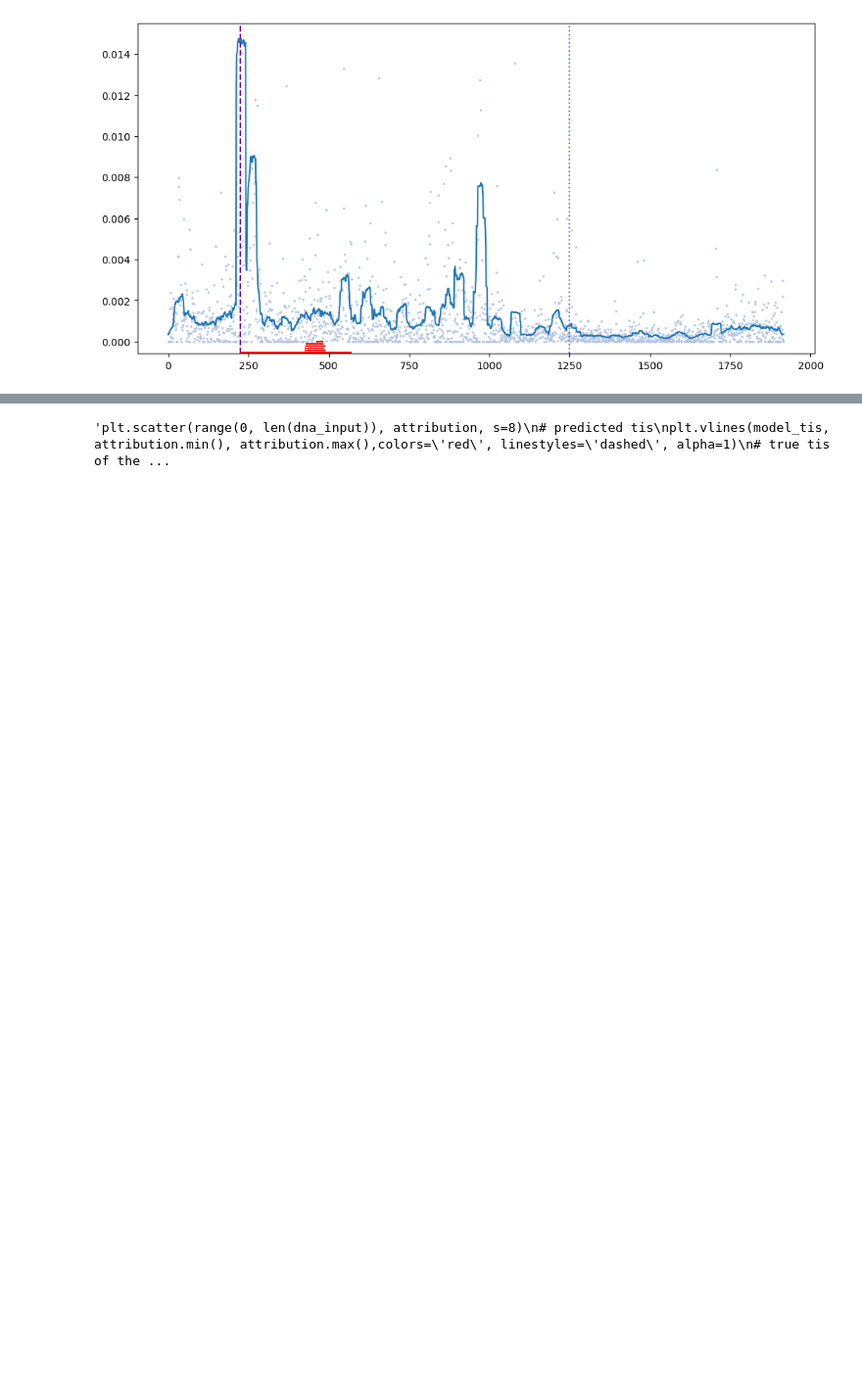
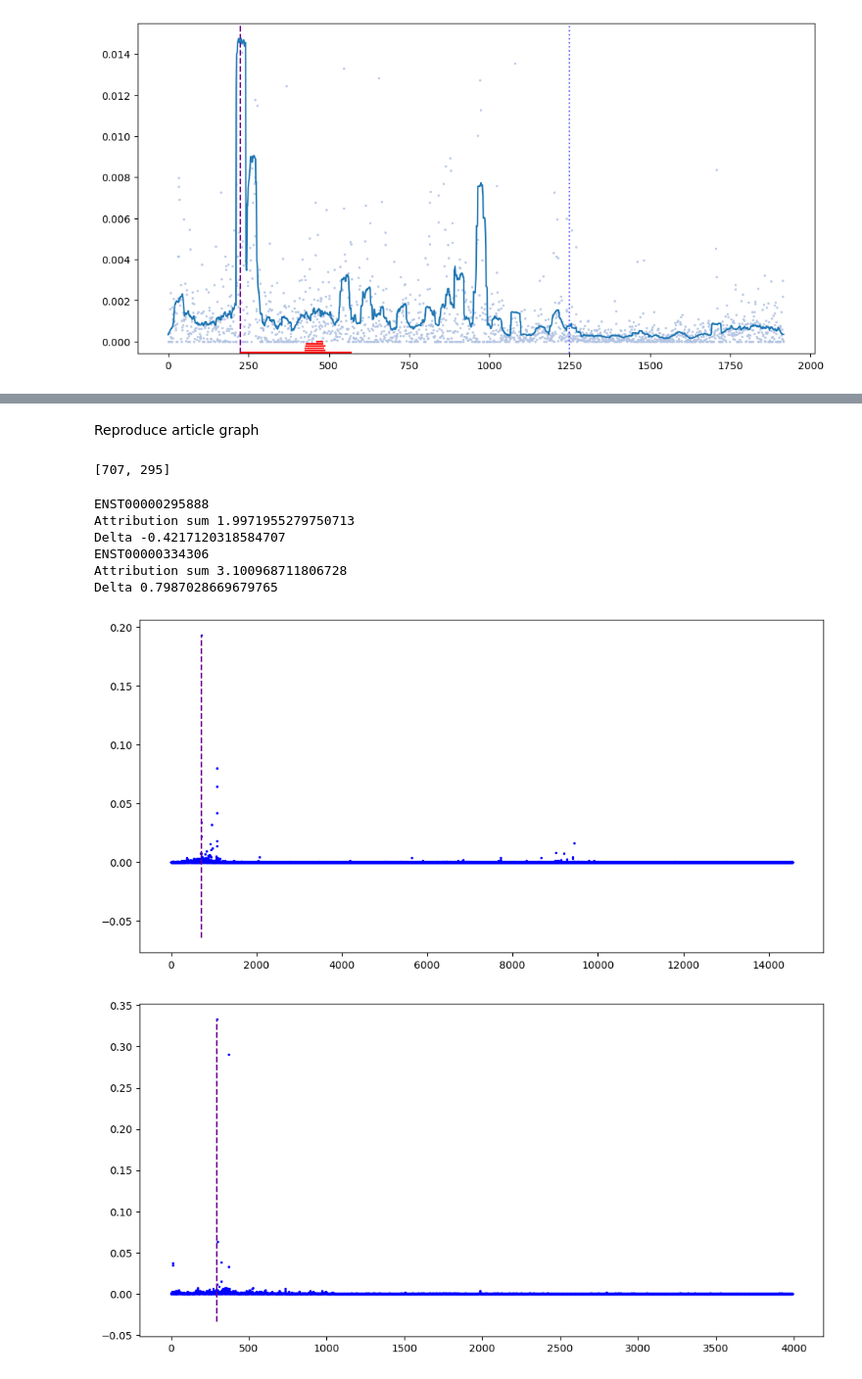
Before and after one commit to julien-levarlet/TIS_transformer, a Jupyter notebook: feature_attribution.ipynb, the cells around one changed output, grey strips where cells are left out. Shown at 98% size. Cells and saved outputs as stored; diff of their text form; code cells hidden in the pictures; blank space fills up the shorter version.

```diff
--- a/feature_attribution.ipynb
+++ b/feature_attribution.ipynb
@@ -13,7 +13,7 @@ from src.transformer_model import TranscriptTIS
 from TIS_transformer import DNA2vec, prep_input
 
 plt.rcParams['figure.figsize'] = [12, 6]
-plt.rcParams['figure.dpi'] = 100 # 200 e.g. is really fine, but slower
+plt.rcParams['figure.dpi'] = 100
 
 
 %load_ext autoreload
@@ -29,4 +29,4 @@ baseline_value = 0
 
 USE_ARTICLE_DATA = False
 
-transfer_checkpoint = 'lightning_logs/chr4_OpenProt-old-22+29_MLMhuman_MODELmedium_nc/version_0/checkpoints/epoch=17-step=211248.ckpt'
+transfer_checkpoint = 'lightning_logs/chr4_OpenProt-old-22+29_MLMhuman_MODELmedium_nc/version_0/checkpoints/epoch=25-step=297667.ckpt'
@@ -232,22 +204,18 @@ print(v_max, v_min)"""
-# %%
-"""plt.scatter(range(0, len(dna_input)), attribution, s=8)
-# predicted tis
-plt.vlines(model_tis, attribution.min(), attribution.max(),colors='red', linestyles='dashed', alpha=1)
-# true tis of the protein
-plt.vlines(true_tis[0], attribution.min(), attribution.max(),colors='blue', linestyles='dashed', alpha=0.6)
-plt.vlines(true_stop[0], attribution.min(), attribution.max(),colors='blue', linestyles='dotted', alpha=0.6)
-# other tis
-plt.vlines(true_tis[1:], attribution.min(), attribution.max(),colors='green', linestyles='dashed', alpha=0.6)
-plt.vlines(true_stop[1:], attribution.min(), attribution.max(),colors='green', linestyles='dotted', alpha=0.6)
-#domains
-plt.hlines([0] * len(domains_xmax), domains_xmin, domains_xmax, colors='red')
-
-if true_tis[0] not in model_tis:
-    print("The protein was not predicted")
-for tis in model_tis:
-    if tis not in coordinates:
-        print(f'tis {tis} not in tsv')
-print(model_tis)
-#plt.axis([start, stop, v_max, v_min])"""
-# %% [output]
-'plt.scatter(range(0, len(dna_input)), attribution, s=8)\n# predicted tis\nplt.vlines(model_tis, attribution.min(), attribution.max(),colors=\'red\', linestyles=\'dashed\', alpha=1)\n# true tis of the ...
+# %% [markdown]
+Reproduce article graph
+# %%
+chr_name = 4
+transcript_list = ['ENST00000295888', 'ENST00000334306']
+sequences = [''] * len(transcript_list)
+coordinates = [0] * len(transcript_list)
+
+article_data = np.load('data/GRCh38p13_unzip/chr4.npy', allow_pickle=True)
+# %%
+for transcript in article_data:
+    if transcript[1] in transcript_list:
+        transcript_index = transcript_list.index(transcript[1])
+        sequences[transcript_index] = vec2DNA(transcript[0][:,0])
+        coordinates[transcript_index] = np.argwhere(transcript[0][:,1])[0][0]
+coordinates
+# %% [output]
+[707, 295]
@@ -253,0 +224,36 @@ print(model_tis)
+# %%
+for i in range(len(transcript_list)):
+    print(transcript_list[i])
+
+    x_data = [DNA2vec(sequences[i].upper())]
+    input = prep_input(x_data[0], device)
+    model_output = forward_prediction(input[0], input[1], input[2]).detach().cpu().numpy()
+    model_tis = np.argwhere(model_output[0]>THRESH).flatten()
+
+    baseline = torch.ones_like(input[0]) * baseline_value
+    attributions_ig, delta = integrated_gradients.attribute(inputs=input[0], baselines=baseline,target=int(coordinates[i]),
+                                                            additional_forward_args = (input[1], input[2]), return_convergence_delta=True,
+                                                            n_steps=50, internal_batch_size=1)
+    attribution = attributions_ig[0].sum(dim=2).detach().cpu().numpy().flatten()[1:-1] + attributions_ig[1].sum(dim=2).detach().cpu().numpy().flatten()[1:-1]
+
+    print("Attribution sum", torch.abs(attributions_ig[0]).sum(dim=2).detach().cpu().numpy().flatten()[1:-1].sum())
+    print("Delta", delta.cpu().numpy()[0])
+
+    plt.figure()
+    plt.scatter(range(0,len(attribution)), np.abs(attribution), color='blue', s=2)
+    # predicted tis
+    plt.vlines(model_tis, min(attribution), max(attribution), colors='red', linestyles='dashed')
+    # true tis of the protein
+    plt.vlines(coordinates[i], min(attribution), max(attribution), colors='blue', linestyles='dashed', alpha=0.6)
+
+    if coordinates[i] not in model_tis:
+        print("The protein was not predicted")
+# %% [output]
+ENST00000295888
+Attribution sum 1.9971955279750713
+Delta -0.4217120318584707
+ENST00000334306
+Attribution sum 3.100968711806728
+Delta 0.7987028669679765
+[figure, added]
+[figure, added]
```
Also changed, not shown: parts of 8 cells of this notebook, 2 other files.
